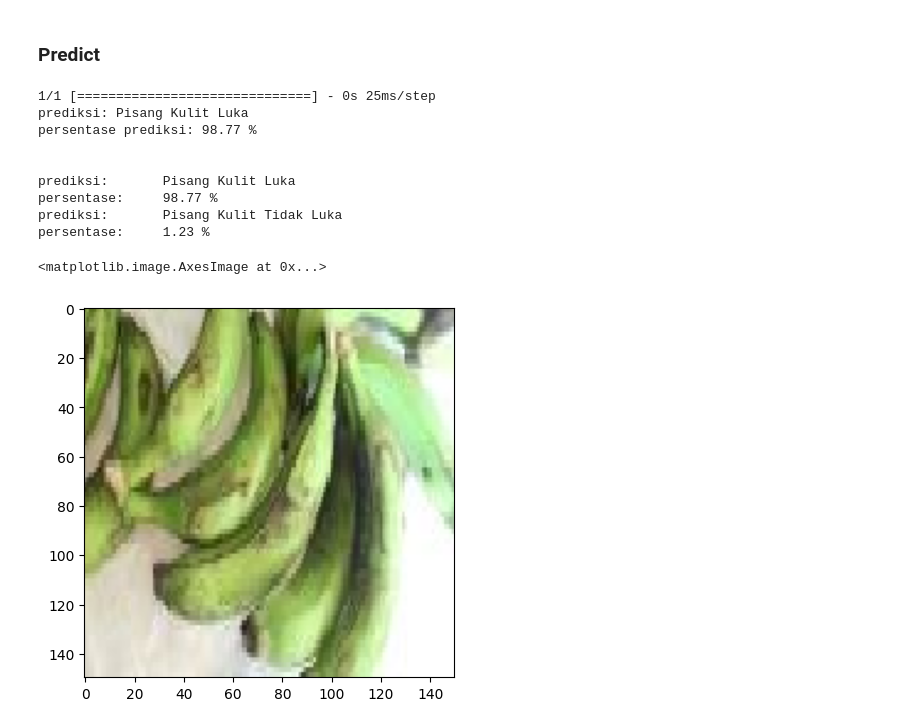
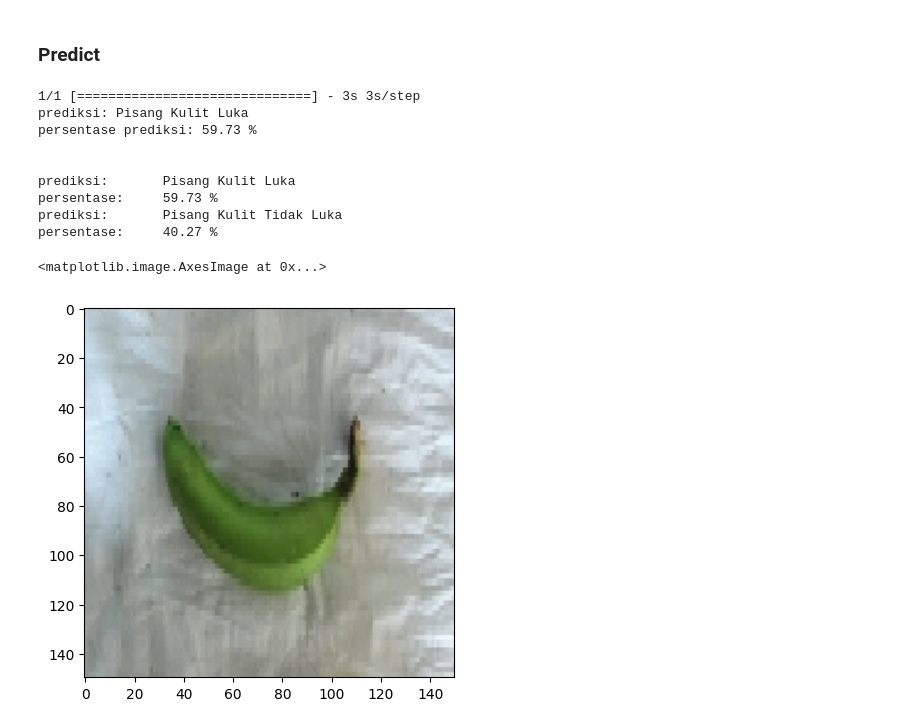
Before and after one commit to rhjhaerol/pisang-clasifier, a Jupyter notebook: Pisang Classifier.ipynb, the cells around one changed output. Drawn from its saved outputs; the diff is of its cells as text; code cells hidden in the pictures.

```diff
--- a/Pisang Classifier.ipynb
+++ b/Pisang Classifier.ipynb
@@ -18,0 +36,9 @@ splitfolders.ratio(input_folder, output=output, seed=42, ratio=(0.7,0.2,0.1))
+# %%
+listOfImageNames = ['dataset/train/pisang-kulit-luka/IMG_0003.jpg',
+                   'dataset/train/pisang-kulit-tidak-luka/IMG_0022.jpg']
+
+labels = ['Pisang kulit luka', 'Pisang kulit tidak luka']
+for i,imageName in enumerate(listOfImageNames):
+    print(labels[i])
+    display(Image(filename=imageName))
+    print("\n")
@@ -114,6 +175,3 @@ _________________________________________________________________
 # %%
+# Create earlystopping for callback
 es = EarlyStopping(monitor='val_loss', patience=3, mode='min')
-
-model.compile(optimizer='adam',
-              loss='categorical_crossentropy',
-              metrics=['accuracy'])
@@ -120,5 +183,6 @@ model.compile(optimizer='adam',
 # %%
-model.fit(train_data,
+# Fit the model
+modelcnn.fit(train_data,
           verbose=1,
           validation_data=validate_data,
           batch_size=64,
@@ -177,38 +467,35 @@ Accuracy: 86.27451062202454
 # %% [markdown]
 ### Predict
 # %%
-from tensorflow.keras.preprocessing import image
-import numpy as np
-
 class_names =  ["Pisang Kulit Luka", "Pisang Kulit Tidak Luka"]
 
-image_path = "dataset/test/pisang-kulit-luka/IMG_0073.jpg"
+image_path = "dataset/test/pisang-kulit-tidak-luka/IMG_0034.jpg"
 new_img = image.load_img(image_path, target_size=(150, 150))
 img = image.img_to_array(new_img)/255
 img = np.expand_dims(img, axis=0)
 
 images = np.vstack([img])
 
 prediction = model.predict(images, batch_size=10)
 predictions = np.argmax(prediction,axis=1)
 
 print('prediksi: {}'.format(class_names[predictions[0]]))
 print('persentase prediksi: {:.2f} %'.format(np.max(prediction)*100))
 print('\n')
 for i in range(len(class_names)):
     print('prediksi:\t{}'. format(class_names[i]))
     print("persentase:\t{:.2f} %".format(prediction[0][i]*100))
 
 plt.imshow(new_img)
 # %% [output]
-1/1 [==============================] - 0s 25ms/step
+1/1 [==============================] - 3s 3s/step
 prediksi: Pisang Kulit Luka
-persentase prediksi: 98.77 %
+persentase prediksi: 59.73 %
 
 
 prediksi:       Pisang Kulit Luka
-persentase:     98.77 %
+persentase:     59.73 %
 prediksi:       Pisang Kulit Tidak Luka
-persentase:     1.23 %
+persentase:     40.27 %
 <matplotlib.image.AxesImage at 0x...>
-[figure, old version]
+[figure, new version]
```
Also changed, not shown: parts of 48 cells of this notebook.
